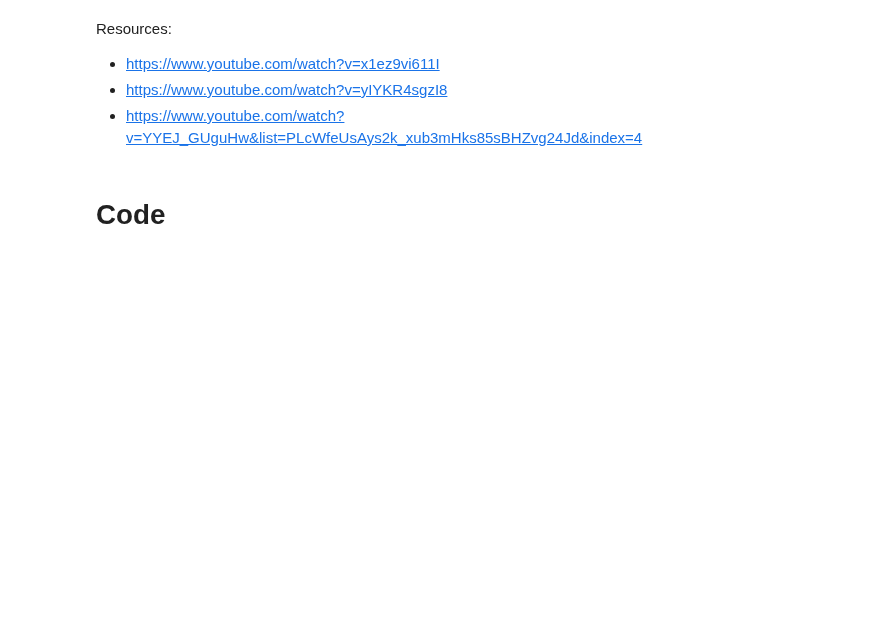
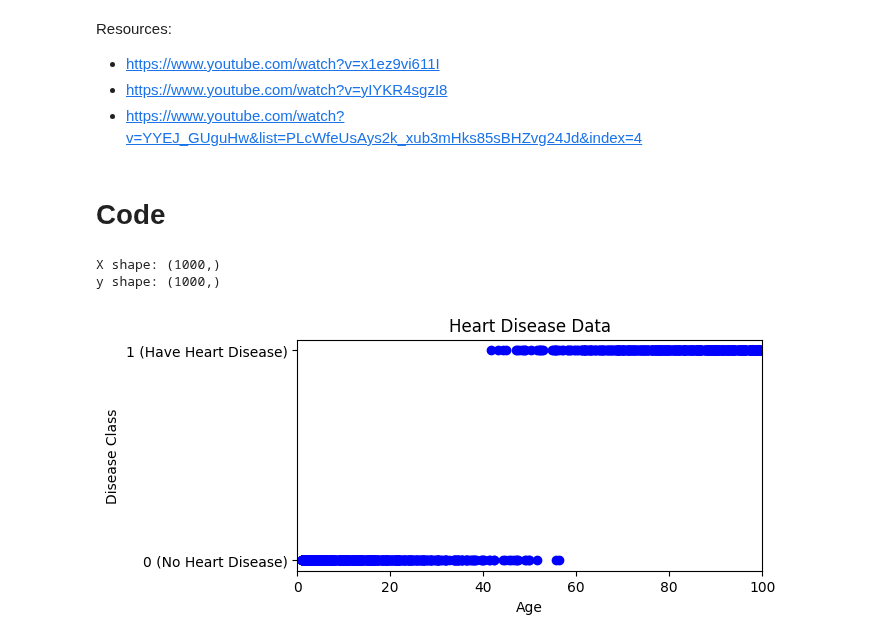
Before and after one commit to barzansaeedpour/foundations-of-machine-learning, a Jupyter notebook: 02_Supervised Learning/02_classification/Logistic Regression/01_logistic_regression_from_scratch.ipynb, the cells around one changed output. Cells and saved outputs as stored; diff of their text form; code cells hidden in the pictures; blank space fills up the shorter version.

```diff
--- a/02_Supervised Learning/02_classification/Logistic Regression/01_logistic_regression_from_scratch.ipynb
+++ b/02_Supervised Learning/02_classification/Logistic Regression/01_logistic_regression_from_scratch.ipynb
@@ -509,6 +528,58 @@ h_theta = logreg.predict(X)
 print(f"Accuracy: {np.sum(y==h_theta)/X.shape[0]}")
 # %% [markdown]
 # Code
+# %%
+import numpy as np
+import matplotlib.pyplot as plt
+
+import numpy as np
+np.random.seed(42)
+plt.figure(figsize=(6,3))
+
+def skewed_random_vector(a, b, size, alpha=5, beta=2):
+    # Generate a beta distribution
+    beta_samples = np.random.beta(alpha, beta, size)
+    # Scale the beta distribution to the range [a, b]
+    scaled_samples = a + (b - a) * beta_samples
+
+    return scaled_samples
+
+# X = []
+# Y = []
+# Example usage
+a = 40
+b = 100
+size = 500  # Number of random values
+heart_disease_vector = skewed_random_vector(a, b, size, alpha=2, beta=1)
+y1 = np.ones((heart_disease_vector.shape))
+# X += heart_disease_vector
+# Y += y
+plt.scatter(heart_disease_vector,y1, c='b')
+a = 1
+b = 60
+healty_vector = skewed_random_vector(a, b, size, alpha=1, beta=3)
+y2 = np.zeros((healty_vector.shape))
+# X += healty_vector
+# Y += y
+
+
+y = np.concat((y1,y2))
+X = np.concat((heart_disease_vector,y2))
+print(f"X shape: {X.shape}")
+print(f"y shape: {y.shape}")
+
+plt.scatter(healty_vector,y2, c='b')
+
+plt.xlabel('Age')
+plt.ylabel('Disease Class')
+plt.title('Heart Disease Data')
+plt.xlim(0,100)
+plt.yticks([0,1],labels=['0 (No Heart Disease)','1 (Have Heart Disease)'])
+plt.show()
+# %% [output]
+X shape: (1000,)
+y shape: (1000,)
+[figure, added]
 # %%
 import numpy as np
 import pandas as pd
```
Also changed, not shown: parts of 4 cells of this notebook.
